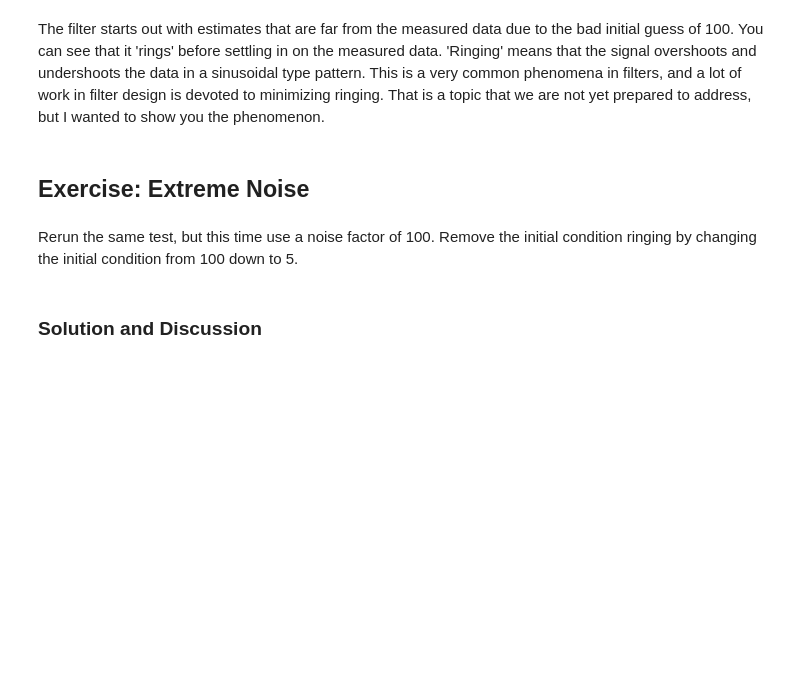
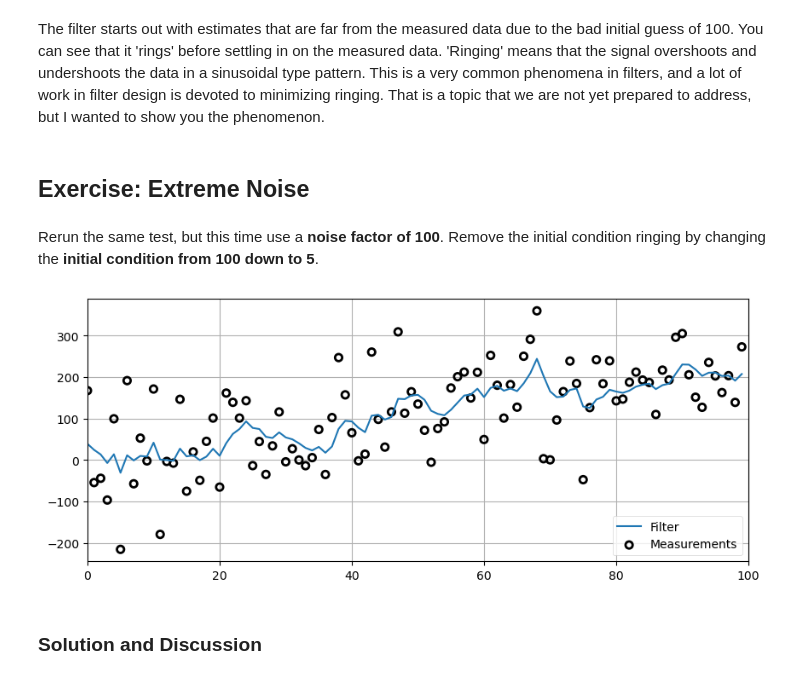
Before and after one commit to keane-k/Kalman-and-Bayesian-Filters-in-Python, a Jupyter notebook: 01-g-h-filter.ipynb, the cells around one changed output. Cells and saved outputs as stored; diff of their text form; code cells hidden in the pictures; blank space fills up the shorter version.

```diff
--- a/01-g-h-filter.ipynb
+++ b/01-g-h-filter.ipynb
@@ -798,4 +887,4 @@ The filter starts out with estimates that are far from the measured data due to
 # %% [markdown]
 ## Exercise: Extreme Noise
 # %% [markdown]
-Rerun the same test, but this time use a noise factor of 100. Remove the initial condition ringing by changing the initial condition from 100 down to 5.
+Rerun the same test, but this time use a **noise factor of 100**. Remove the initial condition ringing by changing the **initial condition from 100 down to 5**.
@@ -804,3 +891,11 @@ Rerun the same test, but this time use a noise factor of 100. Remove the initial
+# %%
+# your code here
+np.random.seed(1)
+noisy_measurement = noise_generation(x0=5., dx=2., steps=100, noise=100)
+noisy_data = g_h_filter(data=noisy_measurement, x0=5, dx=2., g=0.2, h=0.02, dt=1.)
+plot_g_h_results(measurements=noisy_measurement, filtered_data = noisy_data)
+# %% [output]
+[figure, added]
 # %% [markdown]
 ### Solution and Discussion
 # %%
```
Also changed, not shown: parts of 38 cells of this notebook.
